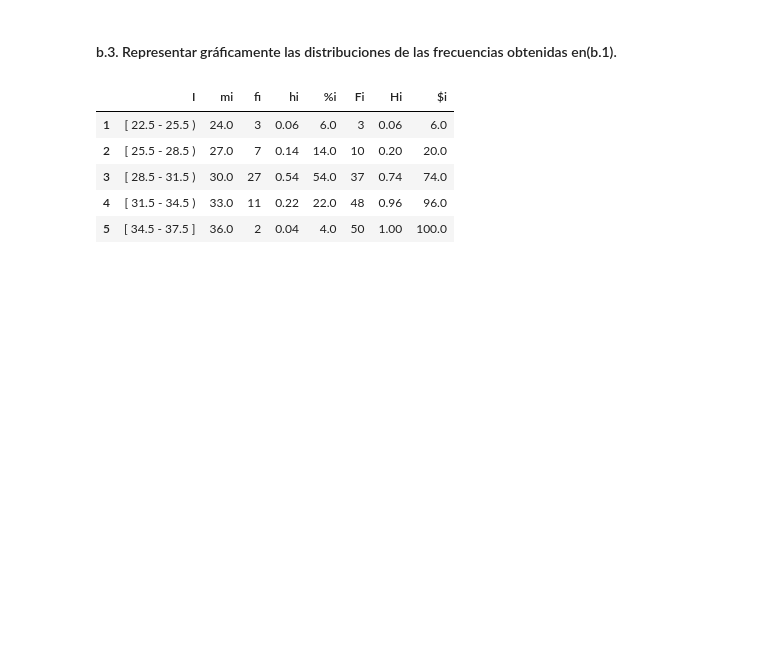
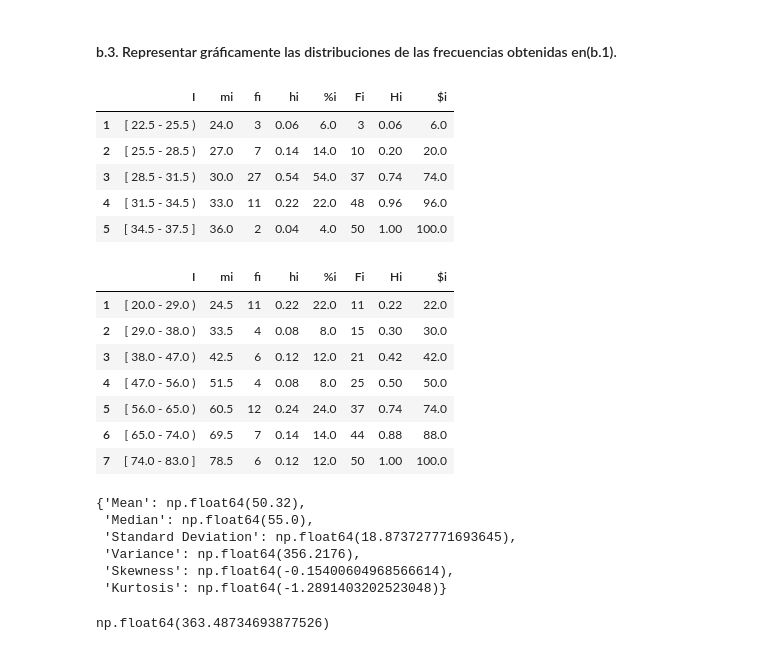
Before and after one commit to pranthony/estadistic, a Jupyter notebook: notebooks/examen_g1.ipynb, the cells around one changed output. Saved outputs shown, nothing was run; the diff lists cells and outputs as text; code cells hidden in the pictures; blank space fills up the shorter version.

```diff
--- a/notebooks/examen_g1.ipynb
+++ b/notebooks/examen_g1.ipynb
@@ -72,3 +72,32 @@ desc_oil_per_car.create_distribution_table()
 | 3 | [ 28.5 - 31.5 ) | 30.0 | 27 | 0.54 | 54.0 | 37 | 0.74 | 74.0 |
 | 4 | [ 31.5 - 34.5 ) | 33.0 | 11 | 0.22 | 22.0 | 48 | 0.96 | 96.0 |
 | 5 | [ 34.5 - 37.5 ] | 36.0 | 2 | 0.04 | 4.0 | 50 | 1.00 | 100.0 |
+# %%
+simulated_data = [79, 80, 62, 80, 29, 70, 48, 38, 61, 41, 33, 58, 66, 48, 59, 63, 21,
+       63, 29, 25, 71, 59, 26, 27, 61, 28, 76, 54, 67, 22, 60, 26, 56, 61,
+       56, 44, 20, 69, 53, 66, 44, 28, 79, 45, 45, 70, 31, 21, 76, 22]
+
+analisys_simulated = FrequencyAnalysis(simulated_data)
+analisys_simulated.create_distribution_table()
+# %% [output]
+|  | I | mi | fi | hi | %i | Fi | Hi | $i |
+| 1 | [ 20.0 - 29.0 ) | 24.5 | 11 | 0.22 | 22.0 | 11 | 0.22 | 22.0 |
+| 2 | [ 29.0 - 38.0 ) | 33.5 | 4 | 0.08 | 8.0 | 15 | 0.30 | 30.0 |
+| 3 | [ 38.0 - 47.0 ) | 42.5 | 6 | 0.12 | 12.0 | 21 | 0.42 | 42.0 |
+| 4 | [ 47.0 - 56.0 ) | 51.5 | 4 | 0.08 | 8.0 | 25 | 0.50 | 50.0 |
+| 5 | [ 56.0 - 65.0 ) | 60.5 | 12 | 0.24 | 24.0 | 37 | 0.74 | 74.0 |
+| 6 | [ 65.0 - 74.0 ) | 69.5 | 7 | 0.14 | 14.0 | 44 | 0.88 | 88.0 |
+| 7 | [ 74.0 - 83.0 ] | 78.5 | 6 | 0.12 | 12.0 | 50 | 1.00 | 100.0 |
+# %%
+analisys_simulated.calculate_statistics()
+# %% [output]
+{'Mean': np.float64(50.32),
+ 'Median': np.float64(55.0),
+ 'Standard Deviation': np.float64(18.873727771693645),
+ 'Variance': np.float64(356.2176),
+ 'Skewness': np.float64(-0.15400604968566614),
+ 'Kurtosis': np.float64(-1.2891403202523048)}
+# %%
+analisys_simulated.calculate_varianze()
+# %% [output]
+np.float64(363.48734693877526)
```
Also changed, not shown: 6 other files.
